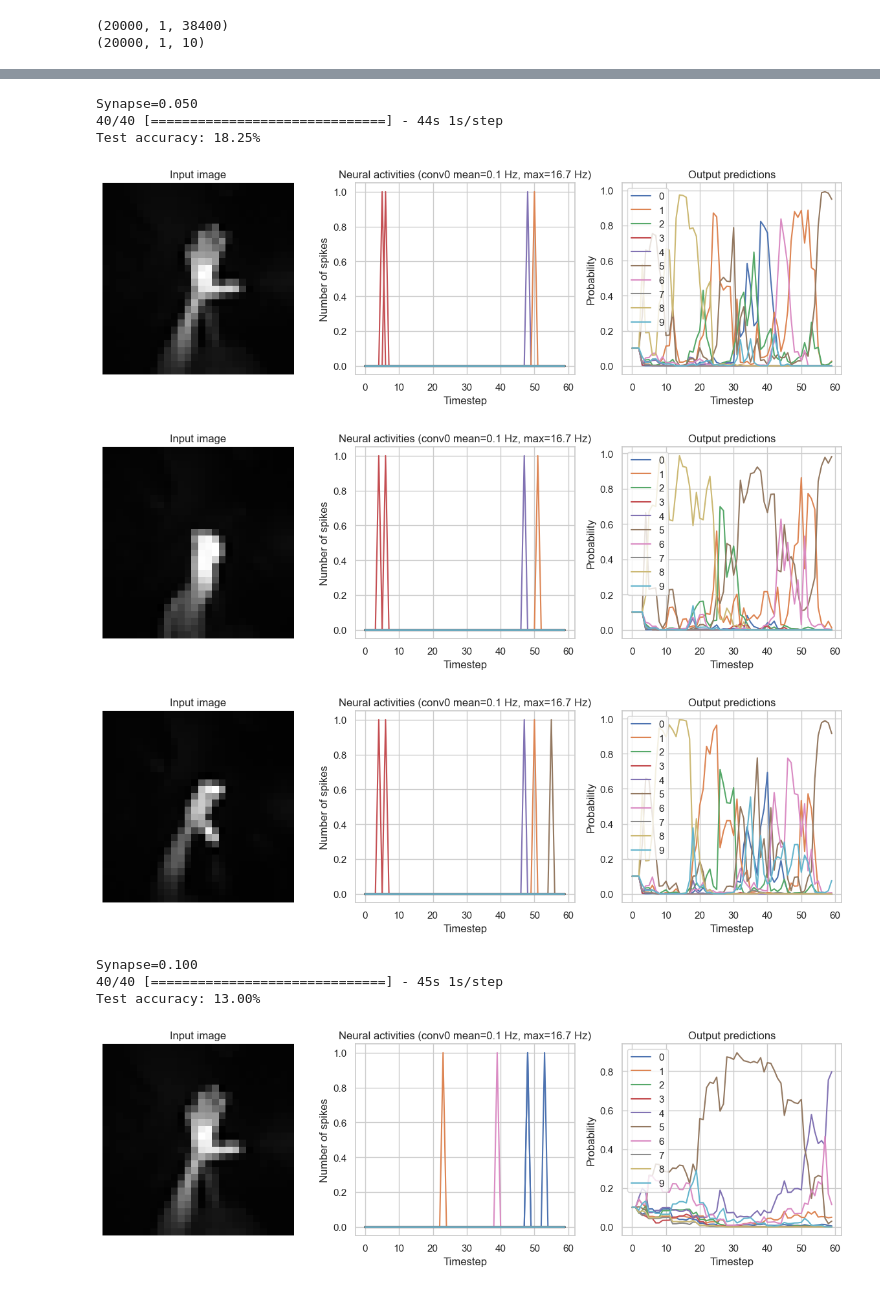
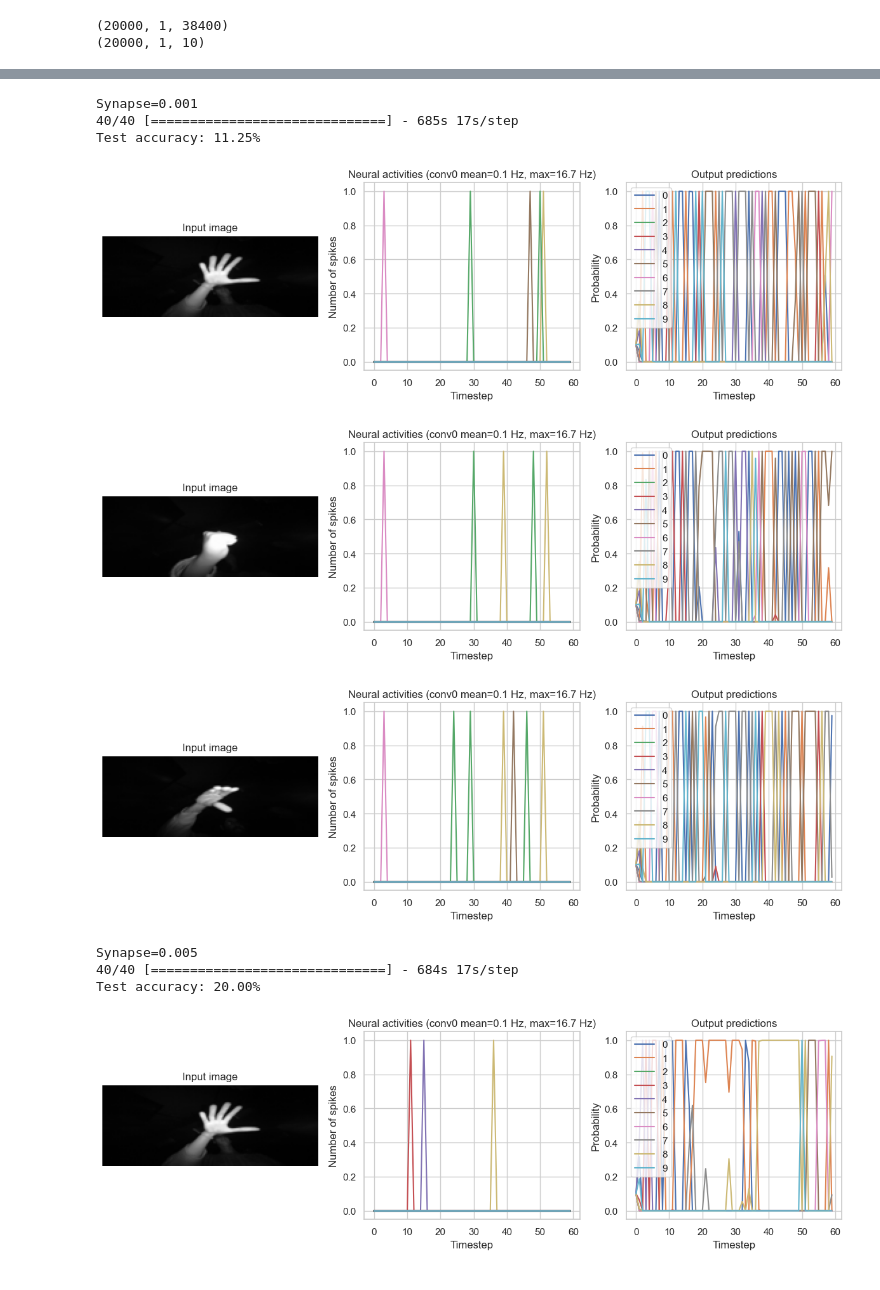
Before and after one commit to moba2001/neuroV2, a Jupyter notebook: new_nengo.ipynb, the cells around one changed output, grey strips where cells are left out. Cells and saved outputs as stored; diff of their text form; code cells hidden in the pictures.

```diff
--- a/new_nengo.ipynb
+++ b/new_nengo.ipynb
@@ -73,8 +73,8 @@ from random import shuffle
 from zipfile import ZipFile
 from PIL import Image
 # %%
-input_width = 28
-input_height = 28
+input_width = 160
+input_height = 60
 n_hid = 1000
 
 lookup = dict()
@@ -224,7 +213,7 @@ Epoch 3/3
 # %%
 def run_network(
     activation,
-    params_file="keras_to_snn_params",
+    params_file="keras_to_snn_big_params",
     n_steps=30,
     scale_firing_rates=1,
     synapse=None,
@@ -280,7 +269,7 @@ def run_network(
 
         plt.subplot(1, 3, 1)
         plt.title("Input image")
-        plt.imshow(x_test[ii, 0].reshape((28, 28)), cmap="gray")
+        plt.imshow(x_test[ii, 0].reshape((60, 160)), cmap="gray")
         plt.axis("off")
 
         plt.subplot(1, 3, 2)
@@ -326,20 +315,20 @@ Test accuracy: 11.75%
 # %%
-for s in [0.05, 0.1, 0.5]:
+for s in [0.001, 0.005, 0.01]:
     print(f"Synapse={s:.3f}")
     run_network(
         activation=nengo.SpikingRectifiedLinear(),
         n_steps=60,
         synapse=s,
     )
     plt.show()
 # %% [output]
-Synapse=0.050
-40/40 [==============================] - 44s 1s/step
-Test accuracy: 18.25%
+Synapse=0.001
+40/40 [==============================] - 685s 17s/step
+Test accuracy: 11.25%
-[figure, old version]
+[figure, new version]
-[figure, old version]
+[figure, new version]
-[figure, old version]
+[figure, new version]
-Synapse=0.100
-40/40 [==============================] - 45s 1s/step
-Test accuracy: 13.00%
+Synapse=0.005
+40/40 [==============================] - 684s 17s/step
+Test accuracy: 20.00%
-[figure, old version]
+[figure, new version]
```
Also changed, not shown: parts of 6 cells of this notebook, 2 other files.
